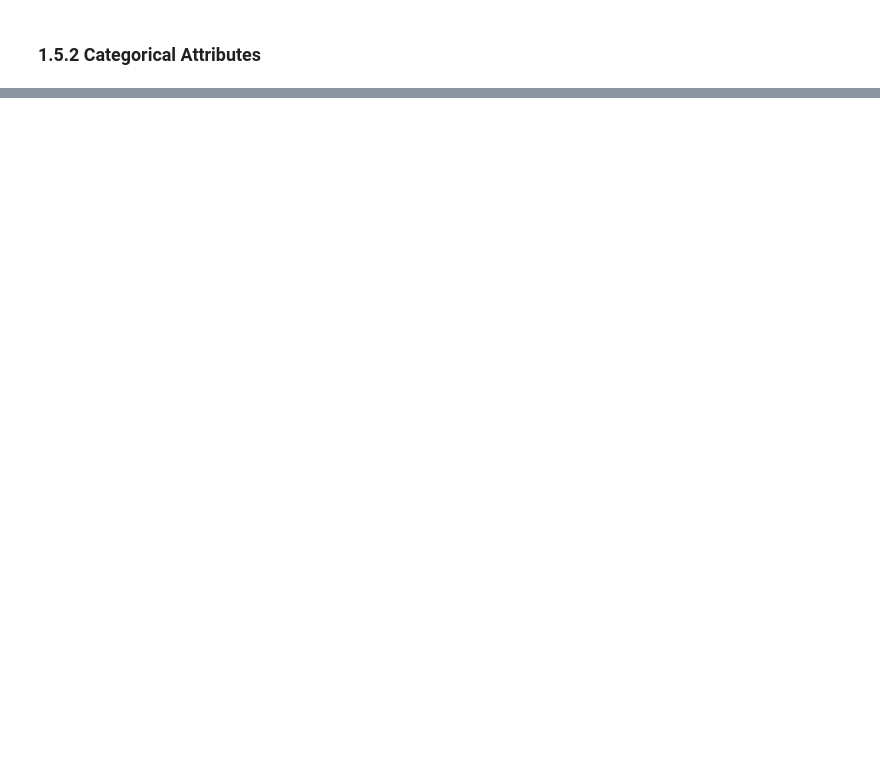
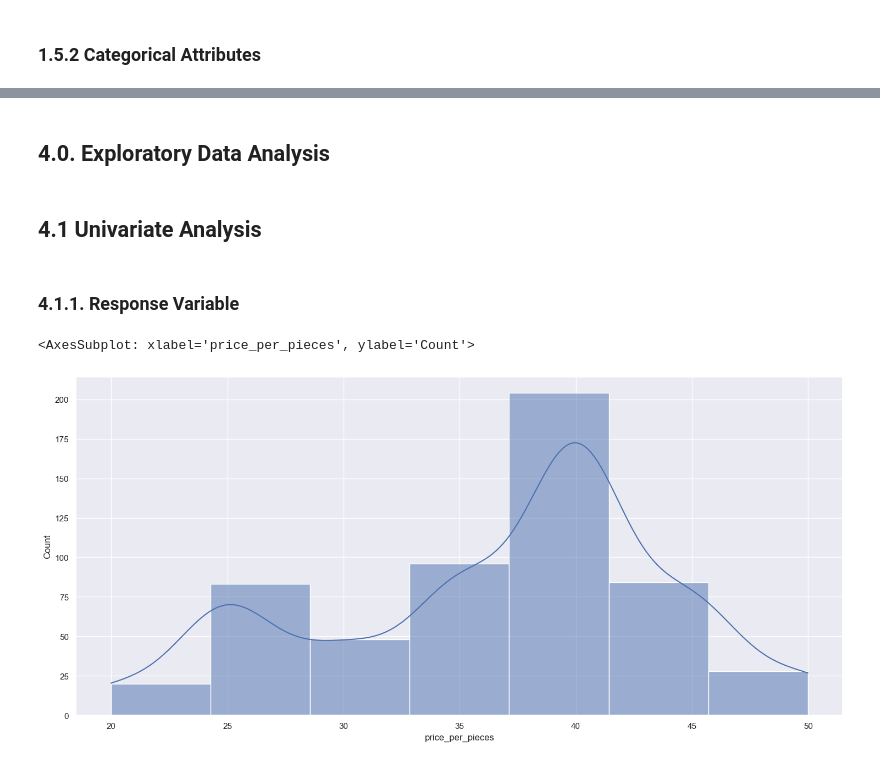
Before and after one commit to luanjesus/star_jeans_webscraping, a Jupyter notebook: eda.ipynb, the cells around one changed output, grey strips where cells are left out. Saved outputs shown, nothing was run; the diff lists cells and outputs as text; code cells hidden in the pictures; blank space fills up the shorter version.

Commit message:
adding new csv data, images and updating notebook eda.ipynb

```diff
--- a/eda.ipynb
+++ b/eda.ipynb
@@ -252,0 +233,2 @@ sns.barplot( x='price_per_pieces', y='color_name', data=df1 );
+# %%
+df2 = df1.copy()
@@ -252,0 +254,20 @@ sns.barplot( x='price_per_pieces', y='color_name', data=df1 );
+# %%
+# Tonality Color
+df2['tonality_color'] = df2['color_name'].apply( lambda x: 'dark' if 'dark' in x else
+                                                'light' if 'light' in x else 'other')
+
+# Type of cloth material
+df2['material'] = df2['color_name'].apply( lambda x: 'denim' if 'denim' in x else 'normal')
+
+# style of jeans
+df2['style'] = df2['color_name'].apply( lambda x: 'trashed' if 'trashed' in x else
+                                       'no_fade' if 'no_fade' in x else
+                                       'checked' if 'checked' in x else
+                                       'patterned' if 'patterned' in x else
+                                       'print' if 'print' in x else 'normal')
+#  Color Name
+
+df2['color'] = df2['color_name'].apply( lambda x: x.split('_')[0] if 'patterned' in x or 'checked' in x or 'trashed' in x or 'print' in x else
+                                       x.split('_')[-1] )
+
+df2.drop('color_name', axis=1, inplace = True)
@@ -252,0 +299,6 @@ sns.barplot( x='price_per_pieces', y='color_name', data=df1 );
+# %% [markdown]
+## 4.0. Exploratory Data Analysis
+# %%
+df3 = df2.copy()
+# %% [markdown]
+## 4.1 Univariate Analysis
@@ -252,0 +308,8 @@ sns.barplot( x='price_per_pieces', y='color_name', data=df1 );
+# %% [markdown]
+### 4.1.1. Response Variable
+# %%
+plt.figure( figsize = (18, 8) )
+sns.histplot( df3['price_per_pieces'], bins=7,  kde=True)
+# %% [output]
+<AxesSubplot: xlabel='price_per_pieces', ylabel='Count'>
+[figure, added]
```
Also changed, not shown: parts of 45 cells of this notebook, 8 other files.
